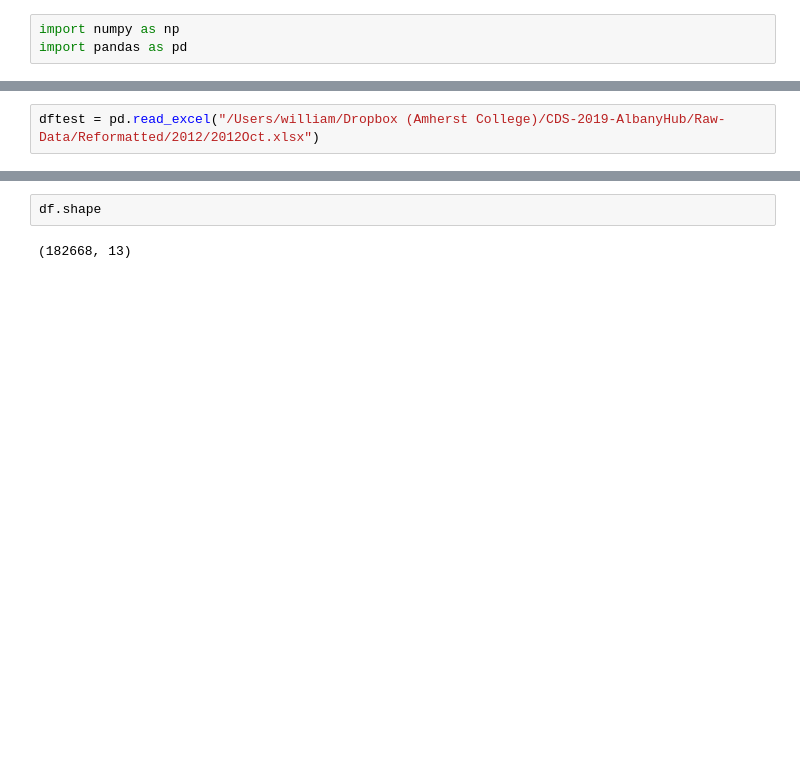
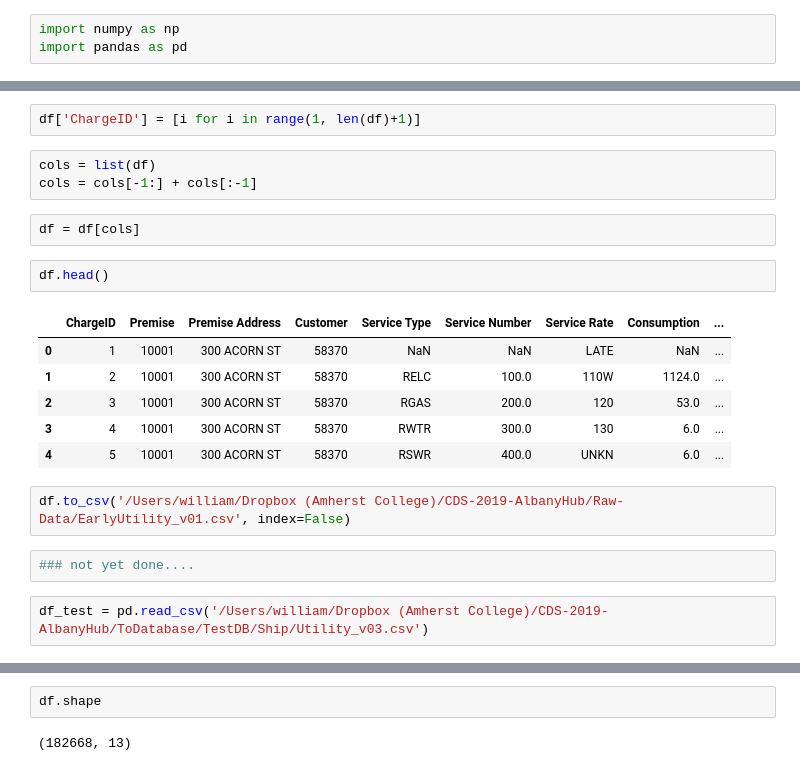
Before and after one commit to asensio-lab/albany-housing-analytics, a Jupyter notebook: preprocessing/utilities_reformatted_merge_clean.ipynb, the cells around one changed output, grey strips where cells are left out. Cells and saved outputs as stored; diff of their text form; blank space fills up the shorter version.

Commit message:
database clean and doc

```diff
--- a/preprocessing/utilities_reformatted_merge_clean.ipynb
+++ b/preprocessing/utilities_reformatted_merge_clean.ipynb
@@ -6,2 +103,22 @@ df = pd.read_excel("/Users/william/Dropbox (Amherst College)/CDS-2019-AlbanyHub/
+# %%
+df['ChargeID'] = [i for i in range(1, len(df)+1)]
+# %%
+cols = list(df)
+cols = cols[-1:] + cols[:-1]
+# %%
+df = df[cols]
+# %%
+df.head()
+# %% [output]
+|  | ChargeID | Premise | Premise Address | Customer | Service Type | Service Number | Service Rate | Consumption | ... |
+| 0 | 1 | 10001 | 300 ACORN ST | 58370 | NaN | NaN | LATE | NaN | ... |
+| 1 | 2 | 10001 | 300 ACORN ST | 58370 | RELC | 100.0 | 110W | 1124.0 | ... |
+| 2 | 3 | 10001 | 300 ACORN ST | 58370 | RGAS | 200.0 | 120 | 53.0 | ... |
+| 3 | 4 | 10001 | 300 ACORN ST | 58370 | RWTR | 300.0 | 130 | 6.0 | ... |
+| 4 | 5 | 10001 | 300 ACORN ST | 58370 | RSWR | 400.0 | UNKN | 6.0 | ... |
 # %%
-dftest = pd.read_excel("/Users/william/Dropbox (Amherst College)/CDS-2019-AlbanyHub/Raw-Data/Reformatted/2012/2012Oct.xlsx")
+df.to_csv('/Users/william/Dropbox (Amherst College)/CDS-2019-AlbanyHub/Raw-Data/EarlyUtility_v01.csv', index=False)
+# %%
+### not yet done....
+# %%
+df_test = pd.read_csv('/Users/william/Dropbox (Amherst College)/CDS-2019-AlbanyHub/ToDatabase/TestDB/Ship/Utility_v03.csv')
```
Also changed, not shown: parts of 17 cells of this notebook, 33 other files.
